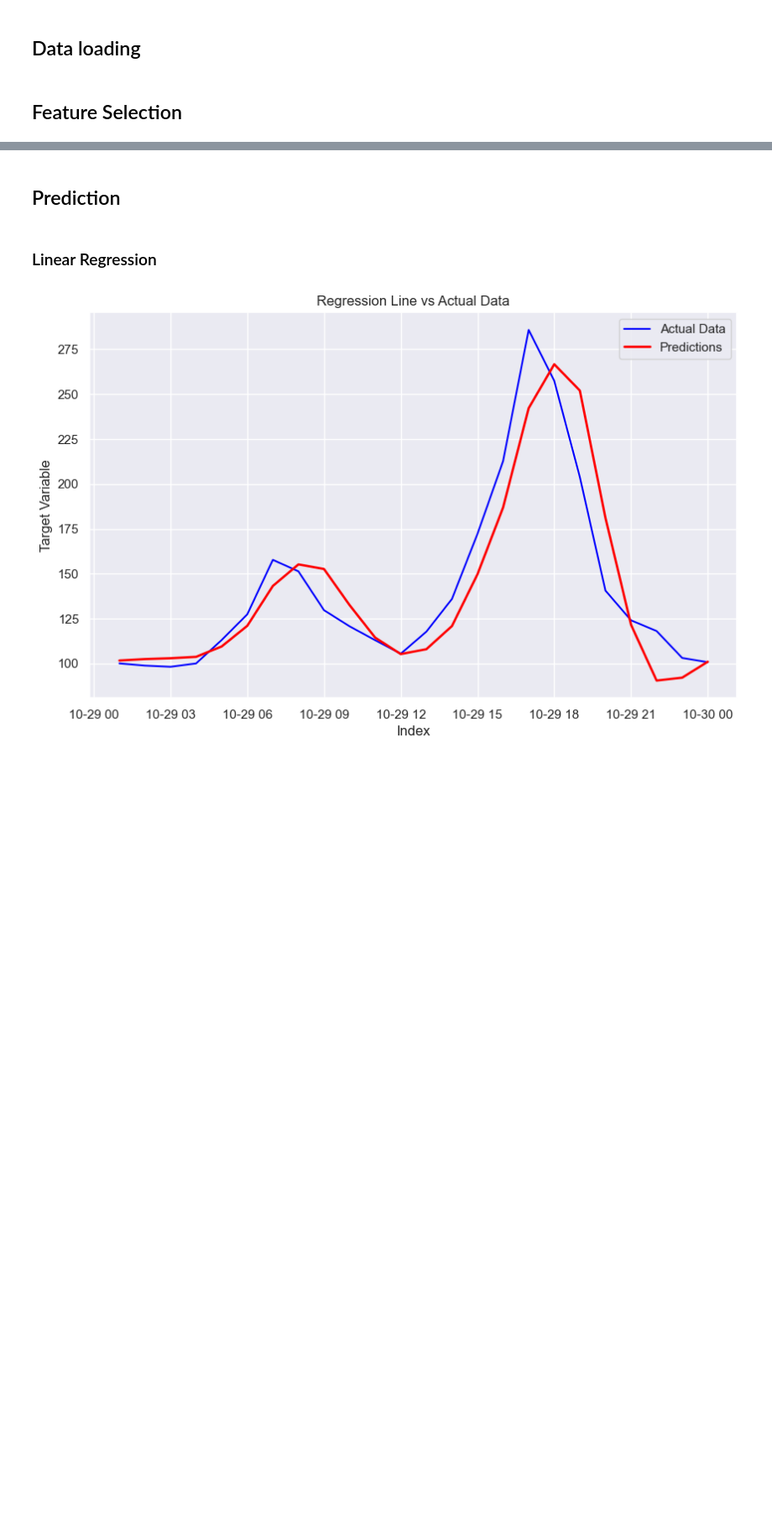
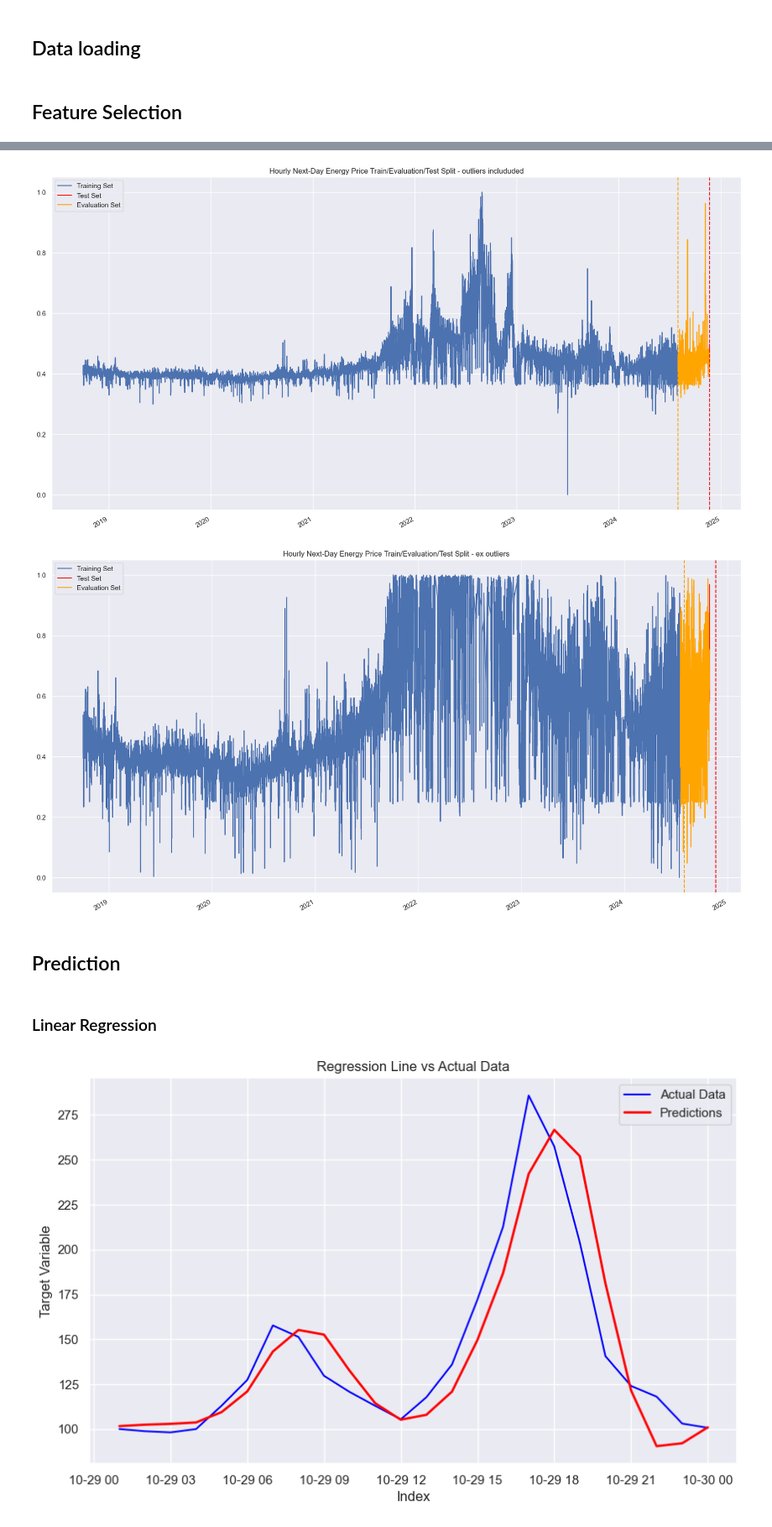
Before and after one commit to YukaNakamoto/LSDI-Project-, a Jupyter notebook: hand_in/notebook.ipynb, the cells around one changed output, grey strips where cells are left out. Shown at 84% size. Saved outputs shown, nothing was run; the diff lists cells and outputs as text; code cells hidden in the pictures; blank space fills up the shorter version.

```diff
--- a/hand_in/notebook.ipynb
+++ b/hand_in/notebook.ipynb
@@ -12,5 +12,5 @@ from src.plot import plot_merged_datasets, feature_importance, plot_predicted
 # %%
-price_interval, prediction_date_picker, eval_size, standardize =  get_config_widgets()
+price_interval, prediction_date_picker, eval_size, normalize =  get_config_widgets()
 # %% [output]
 IntRangeSlider(value=(-74, 222), continuous_update=False, description='Energy Price Interval', max=900, min=-4…
 DatePicker(value=None, description='Prediction Date', step=1)
@@ -95,3 +31,44 @@ y_val_XGB = eval_XGB[TARGET]
+# %%
+# RERUN WHEN TICKING the NORMALIZED BOX
+
+selected_features = get_features()
+FEATURES = default_features if not selected_features else selected_features
+
+min_price, max_price = price_interval.value
+
+features_df = create_features(merged_df)
+
+features_interval_df = features_df.copy()[
+    (features_df["Price"] >= min_price) &
+    (features_df["Price"] <= max_price)
+]
+
+normalized_features_df, normalized_e_price_df, normalized_interval_df, e_price_scaler = normalize_data(features_df.copy(), e_price_df.copy(), features_interval_df.copy())
+
+TARGET = merged_df["Price"]
+TARGET_INTERVAL = features_interval_df["Price"]
+TARGET_NORMALIZED = normalized_e_price_df
+TARGET_NORMALIZED_INTERVAL = normalized_interval_df["Price"]
+
+combined_df = pd.concat([features_df[FEATURES], TARGET], axis=1)
+combined_interval_df = pd.concat([features_interval_df[FEATURES], TARGET_INTERVAL], axis=1)
+combined_normalized_df = pd.concat([normalized_features_df[FEATURES], TARGET_NORMALIZED], axis=1)
+combined_normalized_interval_df = pd.concat([normalized_interval_df[FEATURES], TARGET_NORMALIZED_INTERVAL], axis=1)
+
+
+if normalize.value:
+    train, eval, test, SPLIT_DATE_EVAL, SPLIT_DATE_TEST = split(combined_normalized_df,eval_size.value)
+    train_XGB, eval_XGB, test_XGB, SPLIT_DATE_EVAL_INTERVAL, SPLIT_DATE_TEST_INTERVAL = split(combined_normalized_interval_df,eval_size.value)
+
+else:
+    train, eval, test, SPLIT_DATE_EVAL, SPLIT_DATE_TEST = split(combined_df,eval_size.value)
+    train_XGB, eval_XGB, test_XGB, SPLIT_DATE_EVAL_INTERVAL, SPLIT_DATE_TEST_INTERVAL = split(combined_interval_df,eval_size.value)
+# %%
+plot_price_split(train, eval, test, SPLIT_DATE_EVAL, SPLIT_DATE_TEST, "outliers includuded")
+plot_price_split(train_XGB, eval_XGB, test_XGB, SPLIT_DATE_EVAL_INTERVAL, SPLIT_DATE_TEST_INTERVAL, "ex outliers")
+# %% [output]
+[figure, added]
+[figure, added]
 # %% [markdown]
 ## Prediction
 # %% [markdown]
```
Also changed, not shown: parts of 11 cells of this notebook, 5 other files.
